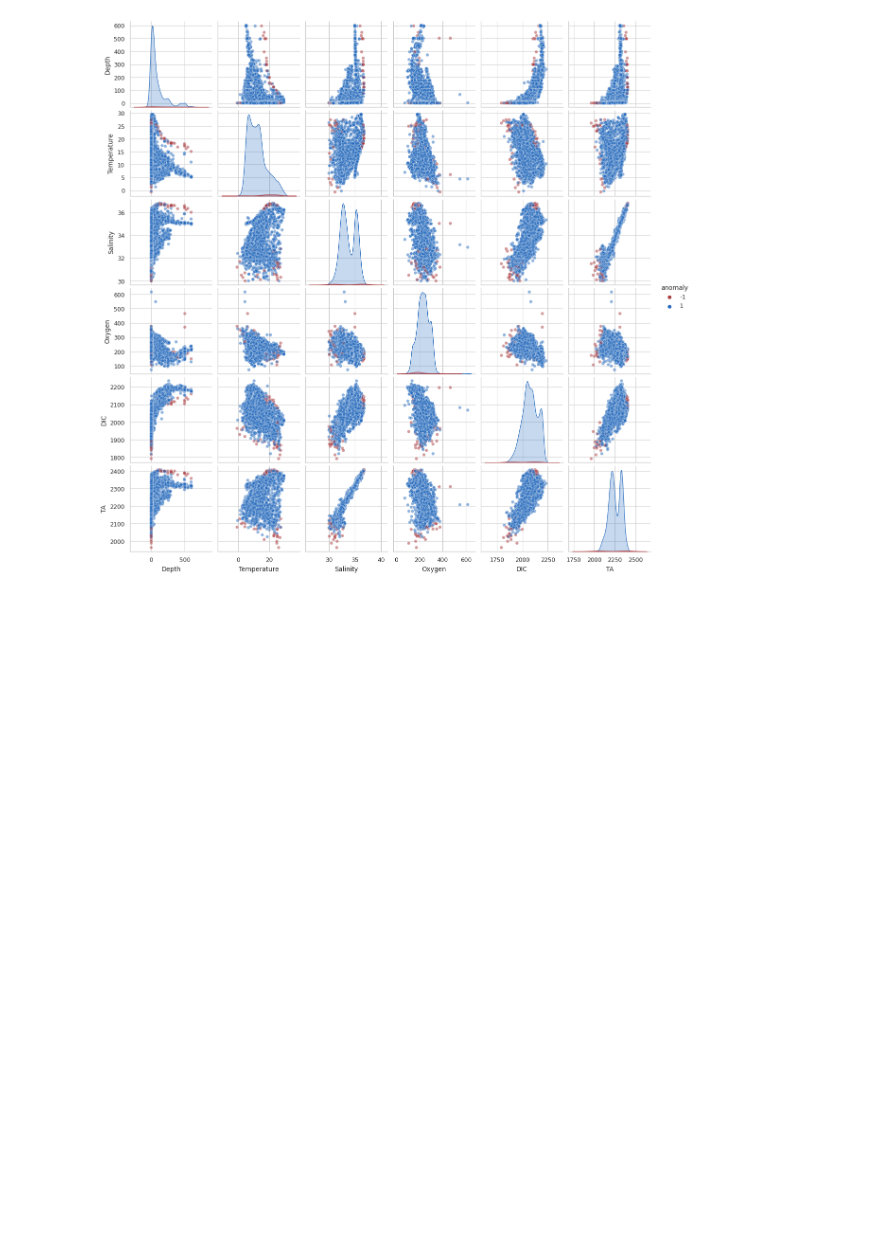
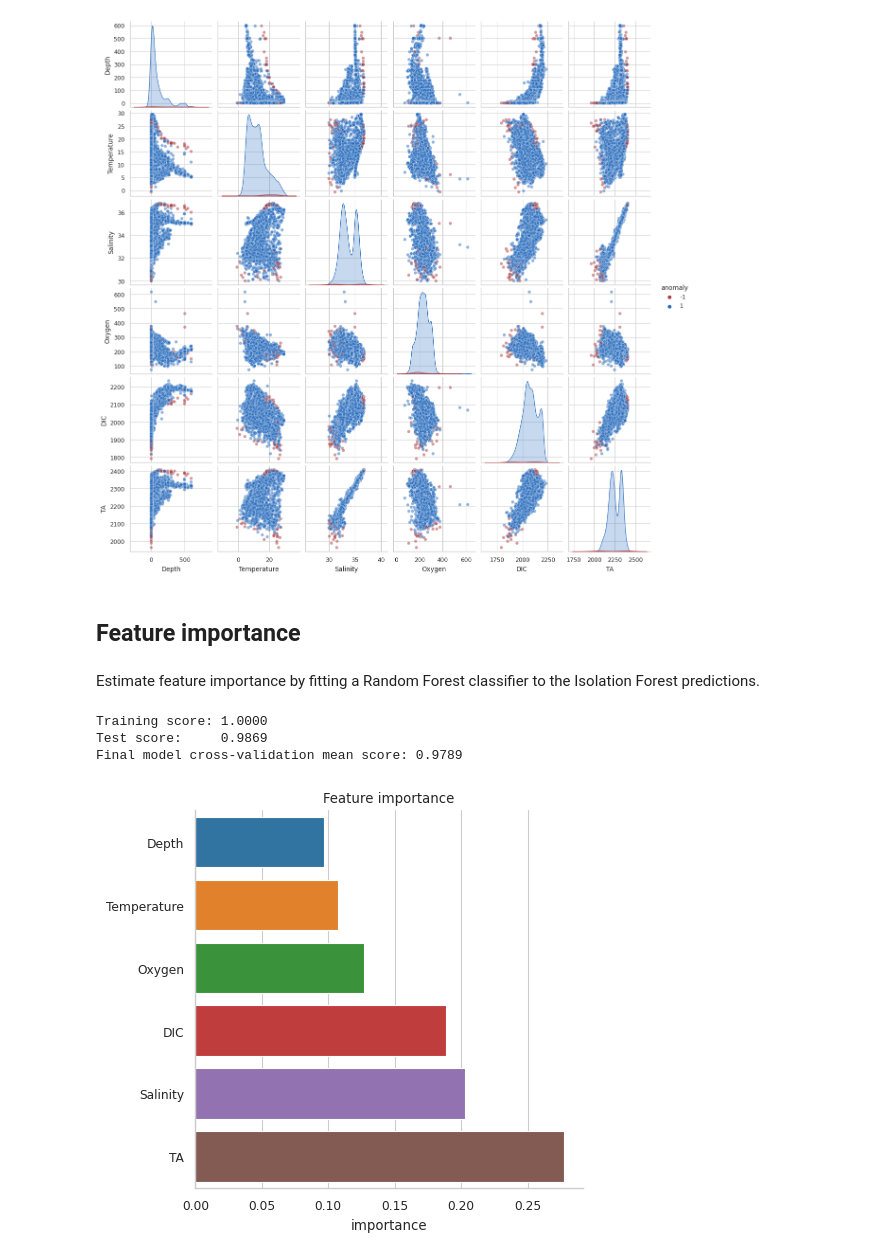
Before and after one commit to WHOIGit/nelme-bottom-water-bgc, a Jupyter notebook: outlier_detection.ipynb, the cells around one changed output. Cells and saved outputs as stored; diff of their text form; code cells hidden in the pictures; blank space fills up the shorter version.

Commit message:
Added feature importance to outlier detection

```diff
--- a/outlier_detection.ipynb
+++ b/outlier_detection.ipynb
@@ -58,3 +58,33 @@ fg = sns.pairplot(df, vars=bot_vars, hue='anomaly', palette='vlag_r', height=2,
 # %% [output]
 55 outliers out of data 2748 points
 [figure]
+# %% [markdown]
+## Feature importance
+# %% [markdown]
+Estimate feature importance by fitting a Random Forest classifier to the Isolation Forest predictions.
+# %%
+from sklearn.model_selection import train_test_split, cross_val_score, GridSearchCV
+from sklearn.ensemble import RandomForestClassifier
+
+y = df['anomaly'].values
+X_train, X_test, y_train, y_test = train_test_split(X, y, random_state=42)
+
+rfr = RandomForestClassifier(random_state=42, n_estimators=500, n_jobs=-1)
+rfr.fit(X_train, y_train)
+scores = cross_val_score(rfr, X, y, cv=5, n_jobs=-1)
+
+print('Training score: {:.4f}'.format(rfr.score(X_train, y_train)))
+print('Test score:     {:.4f}'.format(rfr.score(X_test, y_test)))
+print('Final model cross-validation mean score: {:.4f}'.format(scores.mean()))
+
+df_rfr = pd.DataFrame(rfr.feature_importances_, index=bot_vars, columns=['importance'])
+df_rfr = df_rfr.sort_values('importance')
+fig, ax = plt.subplots()
+_ = sns.barplot(data=df_rfr, y=df_rfr.index, x='importance', orient='horizontal', ax=ax)
+_ = ax.set_title('Feature importance')
+sns.despine(fig)
+# %% [output]
+Training score: 1.0000
+Test score:     0.9869
+Final model cross-validation mean score: 0.9789
+[figure, added]
```
Also changed, not shown: parts of 2 cells of this notebook.
